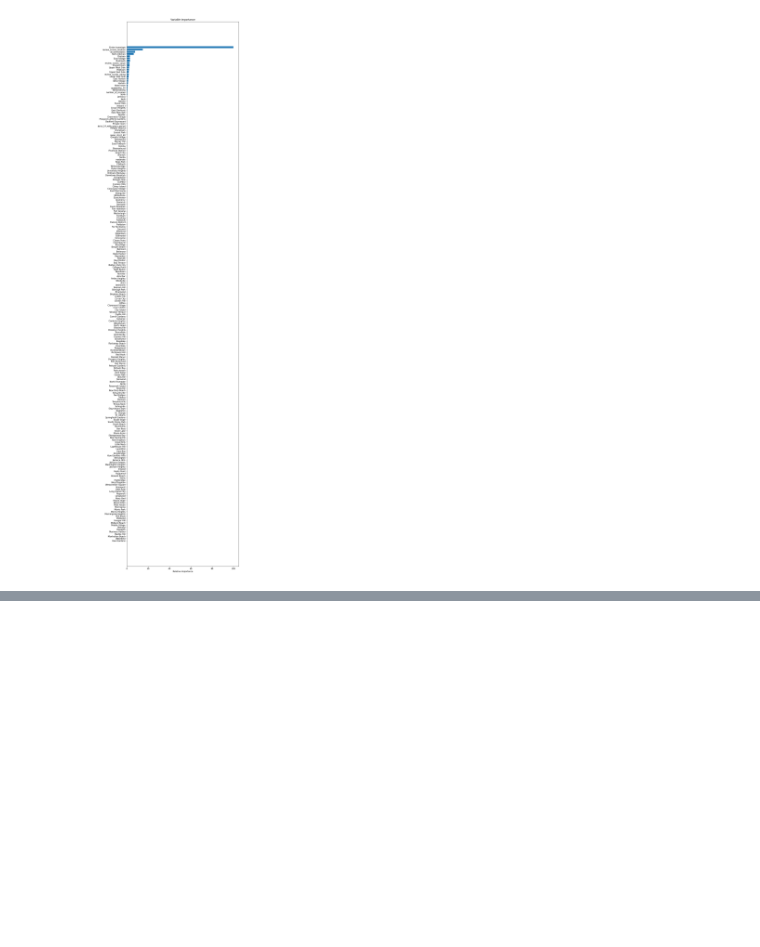
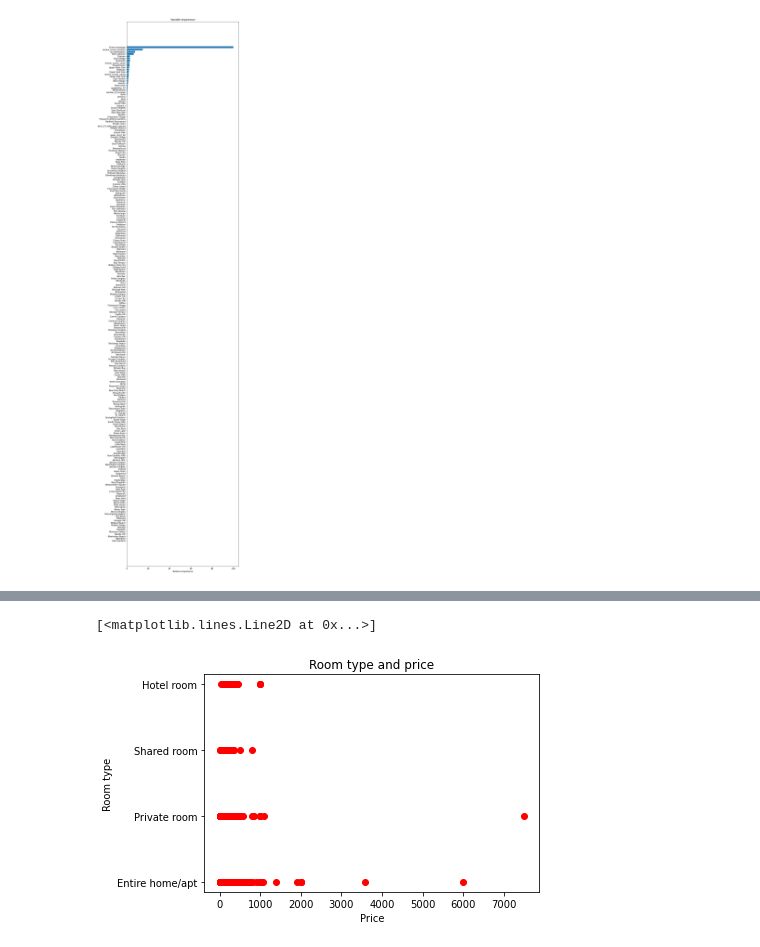
Before and after one commit to tauimonen/machine-learning, a Jupyter notebook: New York prediction.ipynb, the cells around one changed output, grey strips where cells are left out. Saved outputs shown, nothing was run; the diff lists cells and outputs as text; code cells hidden in the pictures; blank space fills up the shorter version.

```diff
--- a/New York prediction.ipynb
+++ b/New York prediction.ipynb
@@ -286,0 +311,8 @@ Predicted Stock Index Price:
+# %%
+plt.xlabel('Price')
+plt.ylabel('Room type')
+plt.title('Room type and price')
+plt.plot(df['price'], df['room_type'], 'ro')
+# %% [output]
+[<matplotlib.lines.Line2D at 0x...>]
+[figure, added]
```
Also changed, not shown: parts of 10 cells of this notebook.
